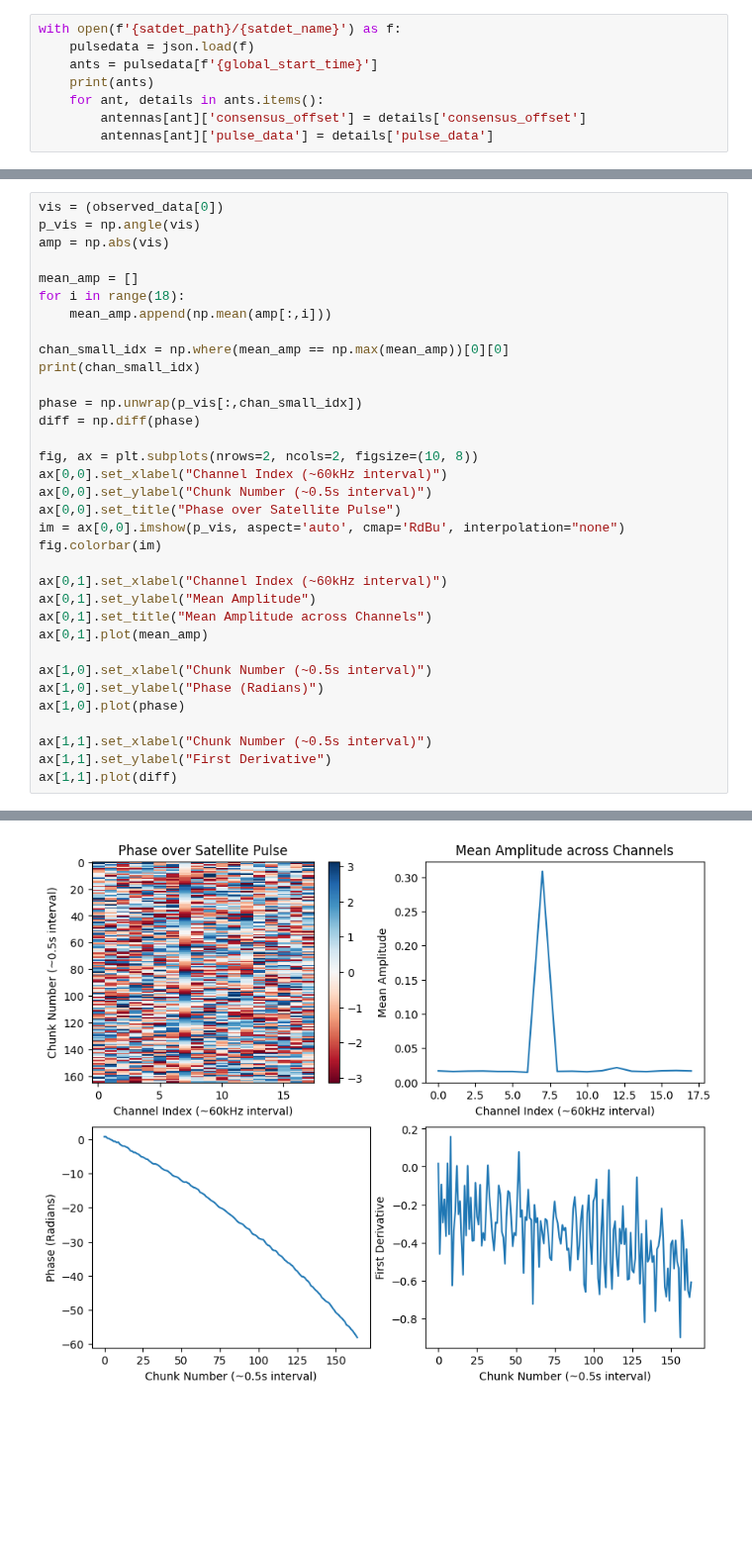
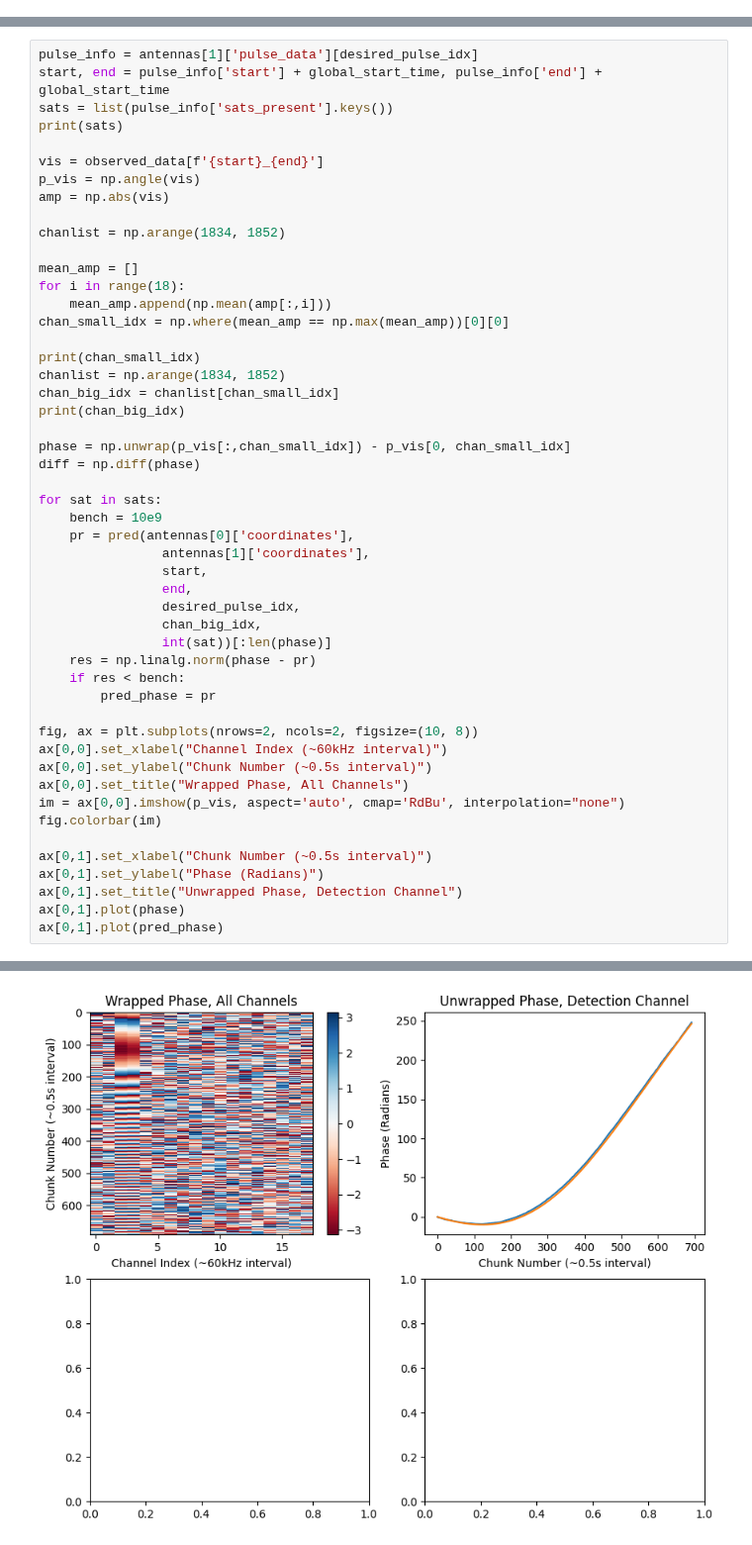
Before and after one commit to ALBATROS-Experiment/albatros_analysis, a Jupyter notebook: scripts/orbcomm/satdet_sanitycheck.ipynb, the cells around one changed output, grey strips where cells are left out. Shown at 99% size. Cells and saved outputs as stored; diff of their text form; blank space fills up the shorter version.

Commit message:
added the get_avg_fast2 compatibility for sanity checker. will help make plots

```diff
--- a/scripts/orbcomm/satdet_sanitycheck.ipynb
+++ b/scripts/orbcomm/satdet_sanitycheck.ipynb
@@ -77,8 +123,0 @@ Visibility Accumulation Length 30000
-# %%
-with open(f'{satdet_path}/{satdet_name}') as f:
-    pulsedata = json.load(f)
-    ants = pulsedata[f'{global_start_time}']
-    print(ants)
-    for ant, details in ants.items():
-        antennas[ant]['consensus_offset'] = details['consensus_offset']
-        antennas[ant]['pulse_data'] = details['pulse_data']
@@ -174,35 +204,51 @@ DONE PULSE 1. TIME: 3.13895320892334
 # %%
-vis = (observed_data[0])
+pulse_info = antennas[1]['pulse_data'][desired_pulse_idx]
+start, end = pulse_info['start'] + global_start_time, pulse_info['end'] + global_start_time
+sats = list(pulse_info['sats_present'].keys())
+print(sats)
+
+vis = observed_data[f'{start}_{end}']
 p_vis = np.angle(vis)
 amp = np.abs(vis)
+
+chanlist = np.arange(1834, 1852)
 
 mean_amp = []
 for i in range(18):
     mean_amp.append(np.mean(amp[:,i]))
+chan_small_idx = np.where(mean_amp == np.max(mean_amp))[0][0]
 
-chan_small_idx = np.where(mean_amp == np.max(mean_amp))[0][0]
 print(chan_small_idx)
+chanlist = np.arange(1834, 1852)
+chan_big_idx = chanlist[chan_small_idx]
+print(chan_big_idx)
 
-phase = np.unwrap(p_vis[:,chan_small_idx])
+phase = np.unwrap(p_vis[:,chan_small_idx]) - p_vis[0, chan_small_idx]
 diff = np.diff(phase)
+
+for sat in sats:
+    bench = 10e9
+    pr = pred(antennas[0]['coordinates'],
+                antennas[1]['coordinates'],
+                start,
+                end,
+                desired_pulse_idx,
+                chan_big_idx,
+                int(sat))[:len(phase)]
+    res = np.linalg.norm(phase - pr)
+    if res < bench:
+        pred_phase = pr
 
 fig, ax = plt.subplots(nrows=2, ncols=2, figsize=(10, 8))
 ax[0,0].set_xlabel("Channel Index (~60kHz interval)")
 ax[0,0].set_ylabel("Chunk Number (~0.5s interval)")
-ax[0,0].set_title("Phase over Satellite Pulse")
+ax[0,0].set_title("Wrapped Phase, All Channels")
 im = ax[0,0].imshow(p_vis, aspect='auto', cmap='RdBu', interpolation="none")
 fig.colorbar(im)
 
-ax[0,1].set_xlabel("Channel Index (~60kHz interval)")
-ax[0,1].set_ylabel("Mean Amplitude")
-ax[0,1].set_title("Mean Amplitude across Channels")
-ax[0,1].plot(mean_amp)
-
-ax[1,0].set_xlabel("Chunk Number (~0.5s interval)")
-ax[1,0].set_ylabel("Phase (Radians)")
-ax[1,0].plot(phase)
-
-ax[1,1].set_xlabel("Chunk Number (~0.5s interval)")
-ax[1,1].set_ylabel("First Derivative")
-ax[1,1].plot(diff)
+ax[0,1].set_xlabel("Chunk Number (~0.5s interval)")
+ax[0,1].set_ylabel("Phase (Radians)")
+ax[0,1].set_title("Unwrapped Phase, Detection Channel")
+ax[0,1].plot(phase)
+ax[0,1].plot(pred_phase)
 # %% [output]
@@ -210,2 +260,2 @@ ax[1,1].plot(diff)
 [<matplotlib.lines.Line2D at 0x...>]
-[figure, old version]
+[figure, new version]
```
Also changed, not shown: parts of 8 cells of this notebook, 1 other file.
